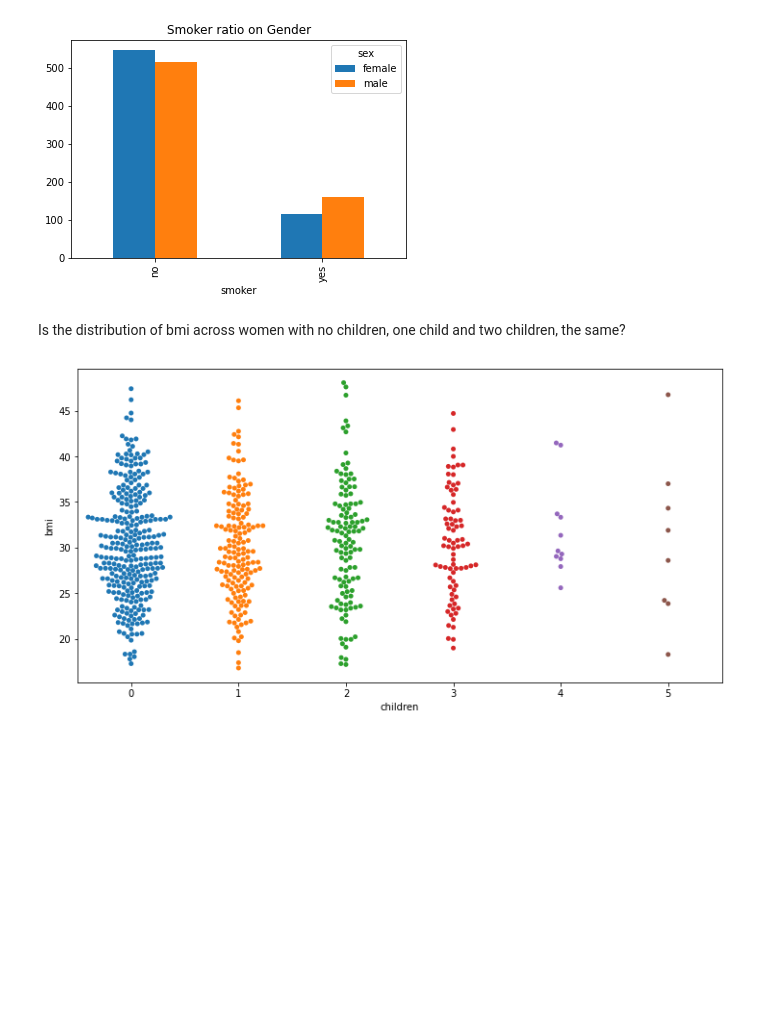
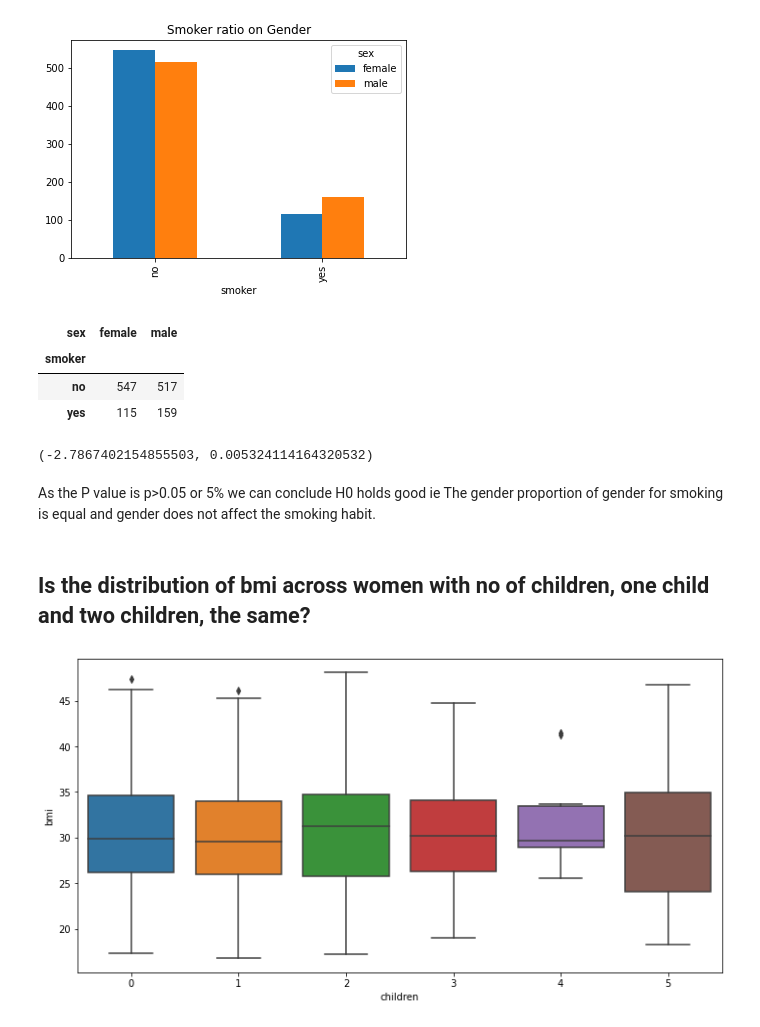
Before and after one commit to Sivadasan2/EDA-basics, a Jupyter notebook: Insurance dataset (BASIC EDA).ipynb, the cells around one changed output. Drawn from its saved outputs; the diff is of its cells as text; code cells hidden in the pictures; blank space fills up the shorter version.

```diff
--- a/Insurance dataset (BASIC EDA).ipynb
+++ b/Insurance dataset (BASIC EDA).ipynb
@@ -195,12 +201,27 @@ plt.title('Smoker ratio on Gender')
 plt.show()
 # %% [output]
 [figure]
+# %%
+pd.crosstab(df['smoker'],df['sex'])
+# %% [output]
+| sex | female | male |
+| smoker |  |  |
+| no | 547 | 517 |
+| yes | 115 | 159 |
+# %%
+from statsmodels.stats.proportion import proportions_ztest
+proportions_ztest([115,159],[(547+115),(517+159)])
+# %% [output]
+(-2.7867402154855503, 0.005324114164320532)
+# %% [markdown]
+As the P value is p>0.05 or 5% we can conclude H0 holds good
+ie The gender proportion of gender for smoking is equal and gender does not affect the smoking habit.
 # %% [markdown]
-Is the distribution of bmi across women with no children, one child
-and two children, the same?
+Is the distribution of bmi across women with no of children, one child and two children, the same?
+--
 # %%
 plt.figure(figsize=(12,6))
-sns.swarmplot(x=df['children'],y=df[df['sex']=='female']['bmi'])
+sns.boxplot(x=df['children'],y=df[df['sex']=='female']['bmi'])
 plt.show()
 # %% [output]
-[figure, old version]
+[figure, new version]
```
Also changed, not shown: parts of 14 cells of this notebook.
